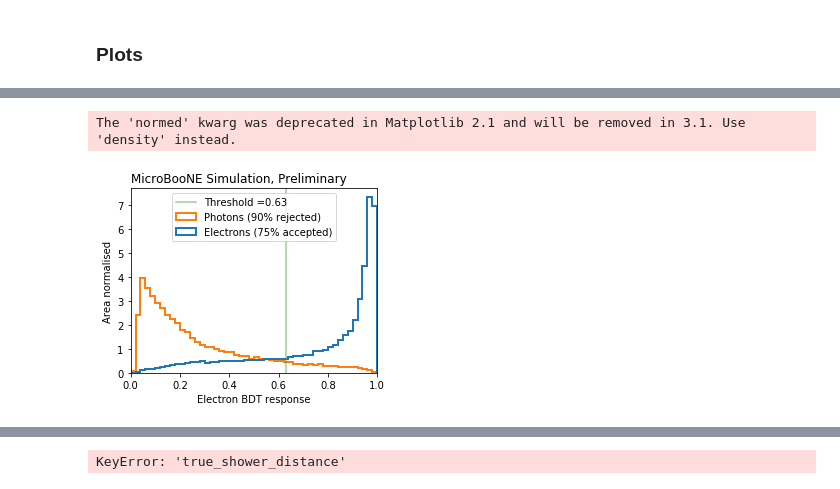
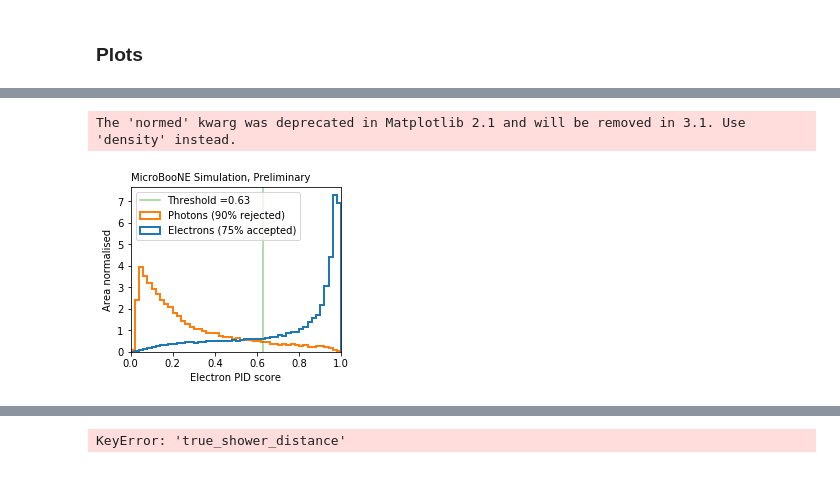
Before and after one commit to Wouter-VDP/nuecc_python, a Jupyter notebook: NueTruePlots.ipynb, the cells around one changed output, grey strips where cells are left out. Cells and saved outputs as stored; diff of their text form; code cells hidden in the pictures.

```diff
--- a/NueTruePlots.ipynb
+++ b/NueTruePlots.ipynb
@@ -22,3 +16,5 @@ import gc
+# %%
+plt.rcParams.update({'axes.titlesize': 'medium'})
 # %%
 # should return resolution per bin
 per1 = 50 - 45  # 68.27/2            # 1sigma stat boundaries
@@ -278,30 +243,30 @@ photons = nu_frame.query(
 # %%
 cut = 0.63
 e_pass = electrons.query("score>@cut")[weight].sum() / electrons[weight].sum()
 g_pass = photons.query("score>@cut")[weight].sum() / photons[weight].sum()
 
-fig, ax = plt.subplots(figsize=(4, 3.3), constrained_layout=True)
+fig, ax = plt.subplots(figsize=(3.5, 3), constrained_layout=True)
 
+ax.axvline(x=cut, label="Threshold =" + str(cut), color="C2", alpha=0.5)
 ax.hist(
     [electrons["score"], photons["score"]],
     label=[
         "Electrons ({:.0%} accepted)".format(e_pass),
         "Photons ({:.0%} rejected)".format(1 - g_pass),
     ],
     range=(0, 1),
     bins=50,
     histtype="step",
     lw=2,
     normed=True,
 )
-ax.axvline(x=cut, label="Threshold =" + str(cut), color="C2", alpha=0.5)
-ax.legend(loc="upper center")
+ax.legend(loc="upper left")
 ax.set_title(title, loc="left")
-ax.set_xlabel("Electron BDT response")
+ax.set_xlabel("Electron PID score")
 ax.set_ylabel("Area normalised")
 ax.set_xlim(0, 1)
 
 fig.savefig(output_dir + "e_gamma_sep.pdf", bbox_inches="tight")
 # %% [output]
 The 'normed' kwarg was deprecated in Matplotlib 2.1 and will be removed in 3.1. Use 'density' instead.
-[figure, old version]
+[figure, new version]
```
Also changed, not shown: parts of 33 cells of this notebook, 19 other files.
